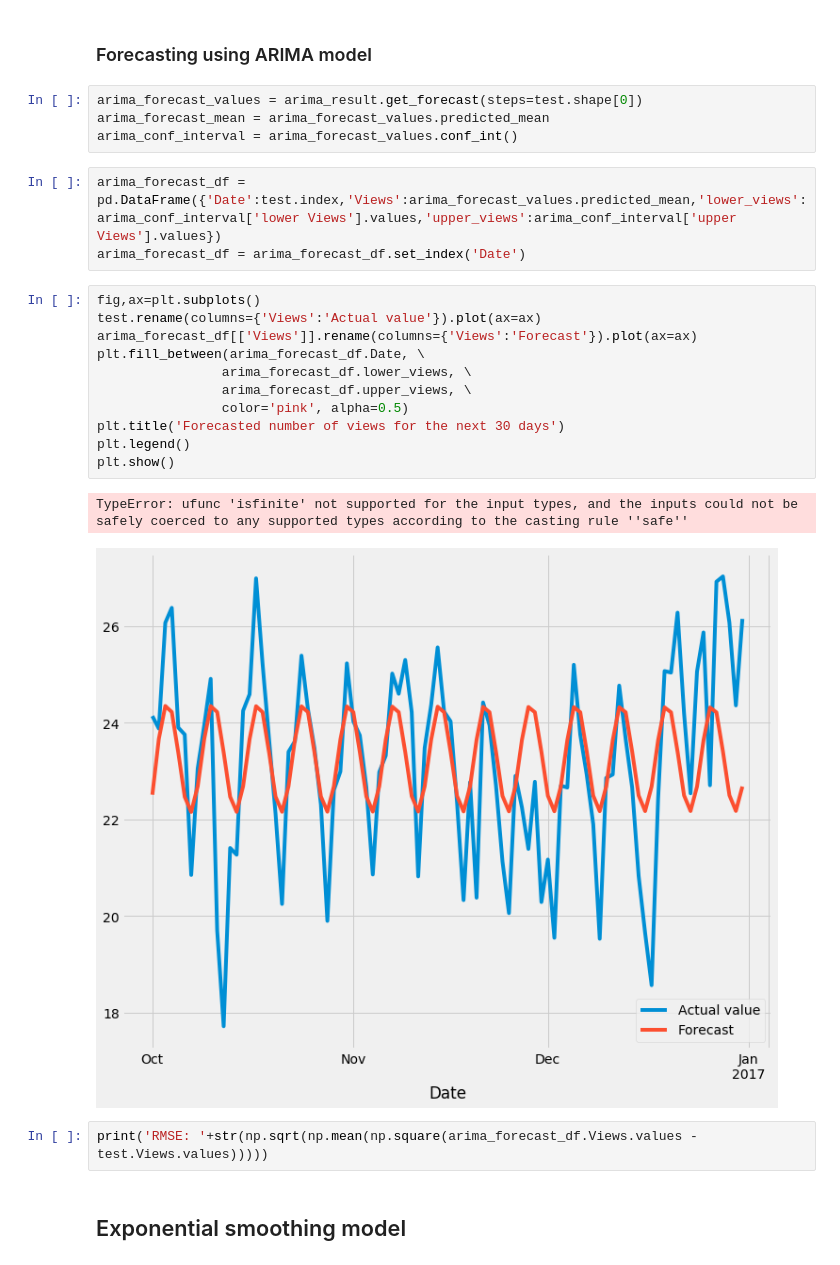
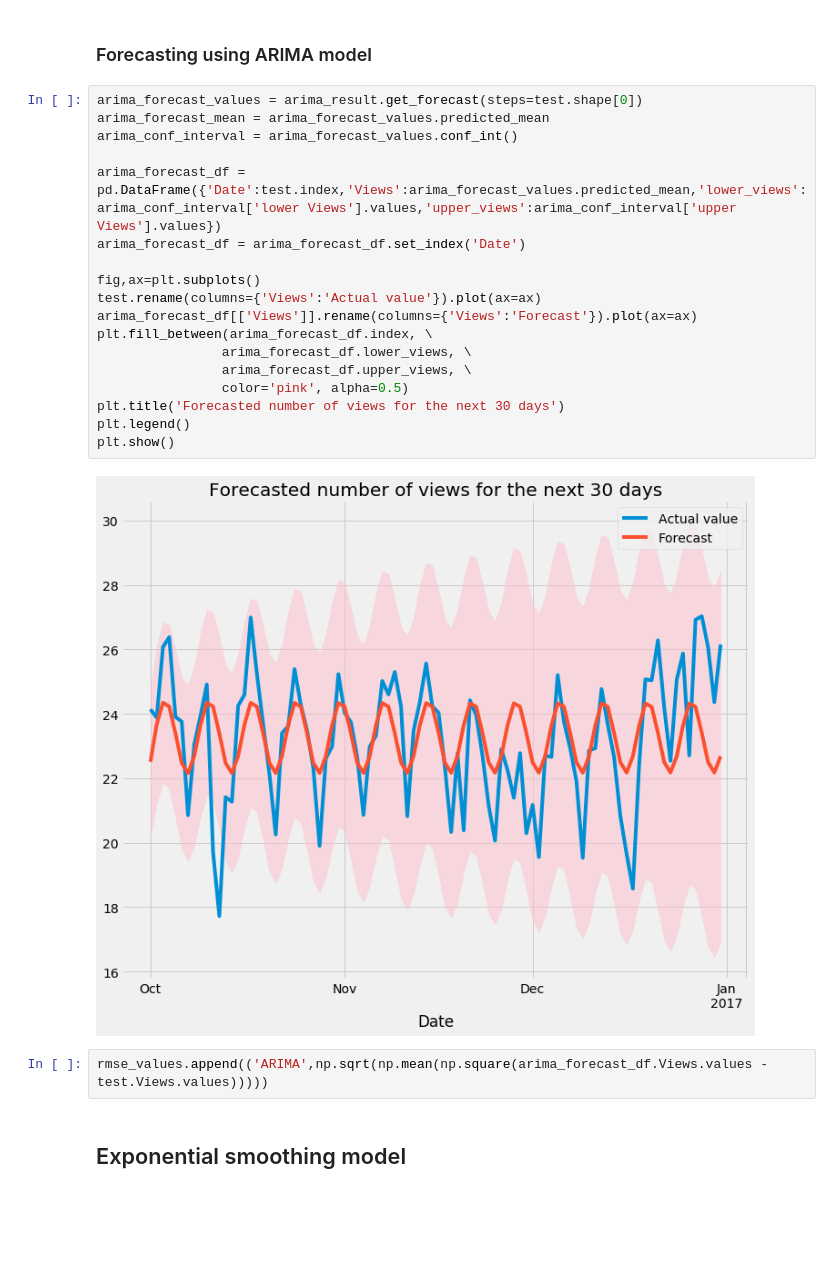
Before and after one commit to Subikshaa/Time-Series-Forecasting-on-Web-Traffic-Dataset, a Jupyter notebook: forecast.ipynb, the cells around one changed output. Saved outputs shown, nothing was run; the diff lists cells and outputs as text; blank space fills up the shorter version.

```diff
--- a/forecast.ipynb
+++ b/forecast.ipynb
@@ -506,29 +497,28 @@ plt.show()
 [figure]
 # %% [markdown]
 ### Forecasting using ARIMA model
-# %%
-arima_forecast_values = arima_result.get_forecast(steps=test.shape[0])
-arima_forecast_mean = arima_forecast_values.predicted_mean
-arima_conf_interval = arima_forecast_values.conf_int()
-# %%
-arima_forecast_df = pd.DataFrame({'Date':test.index,'Views':arima_forecast_values.predicted_mean,'lower_views':arima_conf_interval['lower Views'].values,'upper_views':arima_conf_interval['upper Views'].values})
-arima_forecast_df = arima_forecast_df.set_index('Date')
 # %%
+arima_forecast_values = arima_result.get_forecast(steps=test.shape[0])
+arima_forecast_mean = arima_forecast_values.predicted_mean
+arima_conf_interval = arima_forecast_values.conf_int()
+
+arima_forecast_df = pd.DataFrame({'Date':test.index,'Views':arima_forecast_values.predicted_mean,'lower_views':arima_conf_interval['lower Views'].values,'upper_views':arima_conf_interval['upper Views'].values})
+arima_forecast_df = arima_forecast_df.set_index('Date')
+
 fig,ax=plt.subplots()
 test.rename(columns={'Views':'Actual value'}).plot(ax=ax)
 arima_forecast_df[['Views']].rename(columns={'Views':'Forecast'}).plot(ax=ax)
-plt.fill_between(arima_forecast_df.Date, \
+plt.fill_between(arima_forecast_df.index, \
                 arima_forecast_df.lower_views, \
                 arima_forecast_df.upper_views, \
                 color='pink', alpha=0.5)
 plt.title('Forecasted number of views for the next 30 days')
 plt.legend()
 plt.show()
 # %% [output]
-TypeError: ufunc 'isfinite' not supported for the input types, and the inputs could not be safely coerced to any supported types according to the casting rule ''safe''
-[figure, old version]
+[figure, new version]
 # %%
-print('RMSE: '+str(np.sqrt(np.mean(np.square(arima_forecast_df.Views.values - test.Views.values)))))
+rmse_values.append(('ARIMA',np.sqrt(np.mean(np.square(arima_forecast_df.Views.values - test.Views.values)))))
 # %% [markdown]
 ## Exponential smoothing model
 # %%
```
Also changed, not shown: parts of 28 cells of this notebook.
